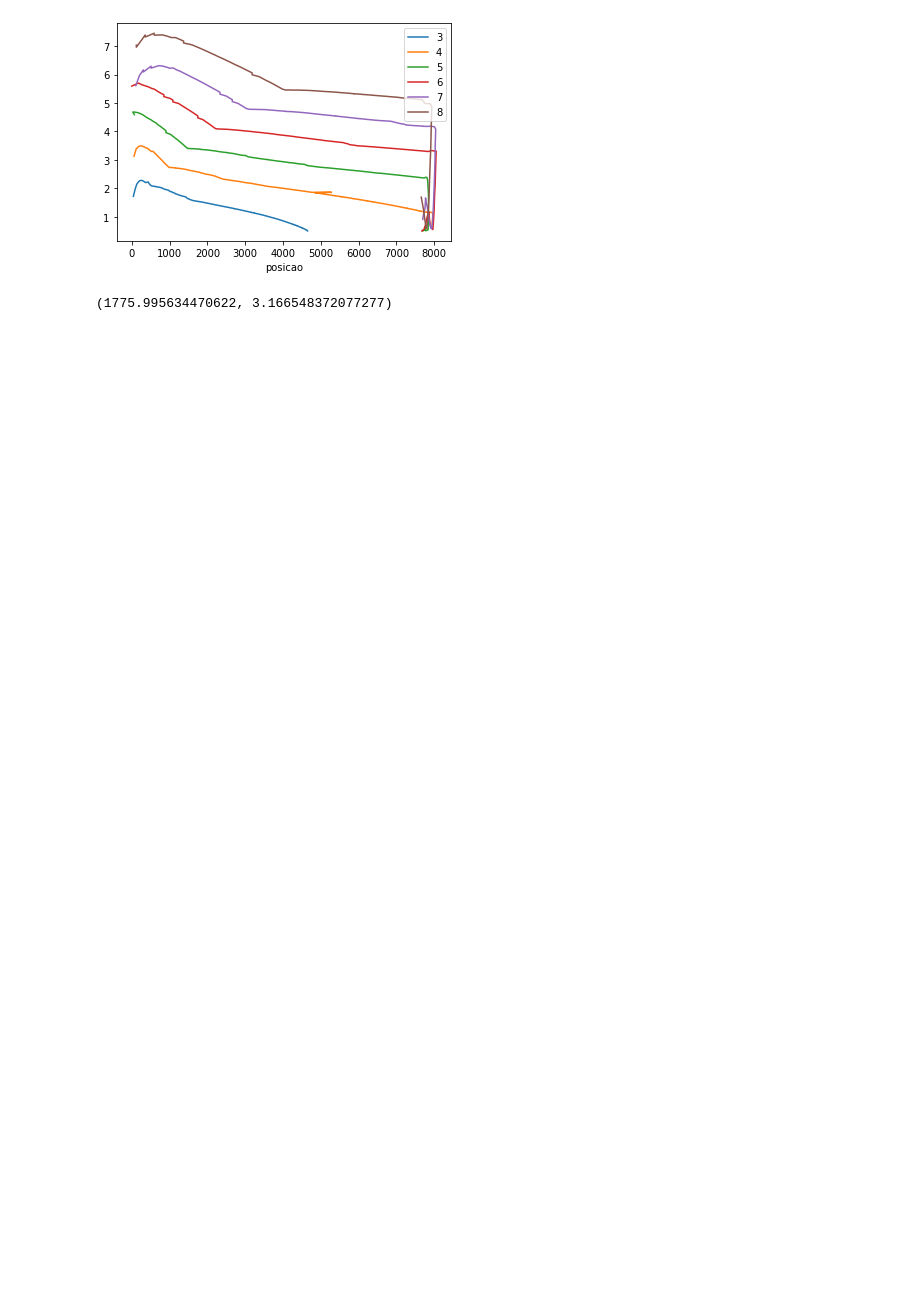
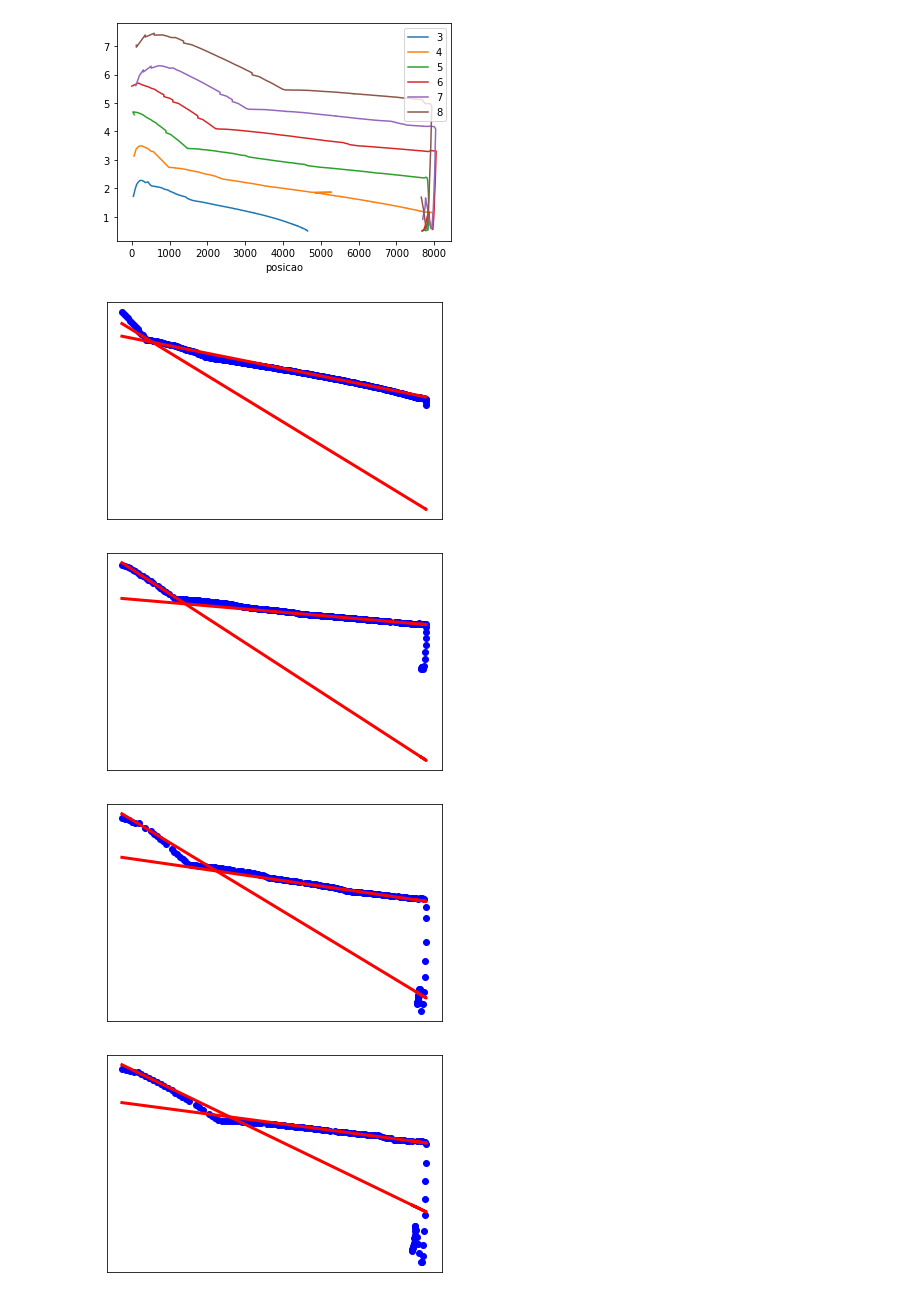
Before and after one commit to jpspm/Ball-analysis, a Jupyter notebook: analise.ipynb, the cells around one changed output. Cells and saved outputs as stored; diff of their text form; code cells hidden in the pictures; blank space fills up the shorter version.

```diff
--- a/analise.ipynb
+++ b/analise.ipynb
@@ -116,24 +90,35 @@ def getInterception(a,b,a1,b1):
     x = (b-b1)/(a1-a)
     y = reta(a,b,x)
     return(x,y)
-# %%
-dataframes = []
-dfprecision = []
-retas1 = []
-retas2 = []
-interceptions = []
-for i in range(3,9):
-    dataframes.append(pd.read_csv('/home/jp/Documents/ssl-unification/bin/csv/'+str(i)+'.csv', header= None))
-    dfprecision.append(getDftoIntercept(dataframes[len(dataframes)-1]))
-for i in dfprecision:
-    a1 = getA(i.iloc[int(len(i)/20)]['posicao'], i.iloc[int(len(i)/20)]['velocidade'], i.iloc[int(len(i)/15)]['posicao'], i.iloc[int(len(i)/15)]['velocidade'])
-    b1 = getB(a1, i.iloc[22]['posicao'], i.iloc[22]['velocidade'])
-    retas1.append(getRegressao(a1, b1, 5000))
-    a2 = getA(i.iloc[int(2*len(i)/4)]['posicao'], i.iloc[int(2*len(i)/4)]['velocidade'], i.iloc[int(3*len(i)/4)]['posicao'], i.iloc[int(3*len(i)/4)]['velocidade'])
-    b2 = getB(a2, i.iloc[int(2*len(i)/4)]['posicao'], i.iloc[int(2*len(i)/4)]['velocidade'])
-    retas2.append(getRegressao(a2, b2, 8000))
-    interceptions.append(getInterception(a1,b1,a2,b2))
-# %%
-print(interceptions[2])
-# %% [output]
-(1775.995634470622, 3.166548372077277)
+# %%
+dfprecision = []
+for i in range(4,9):
+    dataframe = pd.read_csv('/home/jp/Documents/ssl-unification/bin/csv/'+str(i)+'.csv', header= None)
+    dfprecision.append(getDftoIntercept(dataframe))
+# %%
+angular1 = []
+angular2 = []
+linear1 = []
+linear2 = []
+for i in dfprecision:
+    points1 = i.iloc[int(len(i)/24): int(len(i)/15)]
+    points2 = i.iloc[int(2*len(i)/4): int(3*len(i)/4)]
+    reg = linear_model.LinearRegression()
+    reg2 = linear_model.LinearRegression()
+    reg.fit(points1[['posicao']], points1[['velocidade']])
+    reg2.fit(points2[['posicao']], points2[['velocidade']])
+    angular1.append(reg.coef_)
+    angular2.append(reg2.coef_)
+    linear1.append(getB(reg.coef_, points1.iloc[0]['posicao'], points1.iloc[0]['velocidade']))
+    linear2.append(getB(reg2.coef_, points2.iloc[0]['posicao'], points2.iloc[0]['velocidade']))
+    plt.scatter(i['posicao'], i['velocidade'], color='blue')
+    plt.plot(i['posicao'], reg.predict(i[['posicao']]), color='red', linewidth=3)
+    plt.plot(i['posicao'], reg2.predict(i[['posicao']]), color='red', linewidth=3)
+    plt.xticks(())
+    plt.yticks(())
+    plt.show()
+# %% [output]
+[figure, added]
+[figure, added]
+[figure, added]
+[figure, added]
```
Also changed, not shown: parts of 15 cells of this notebook.
